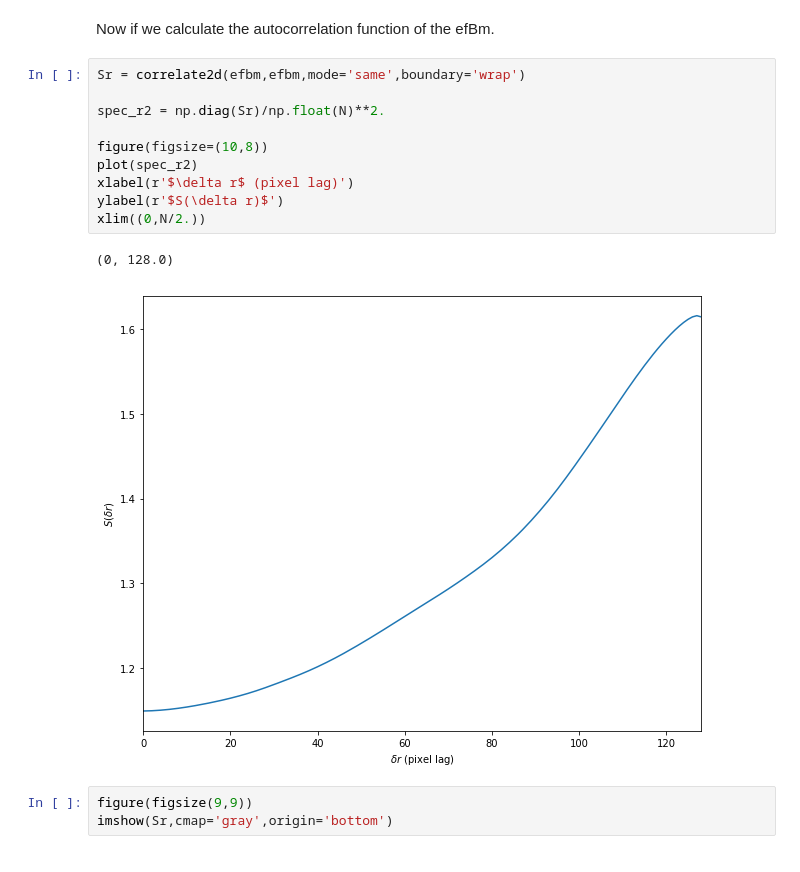
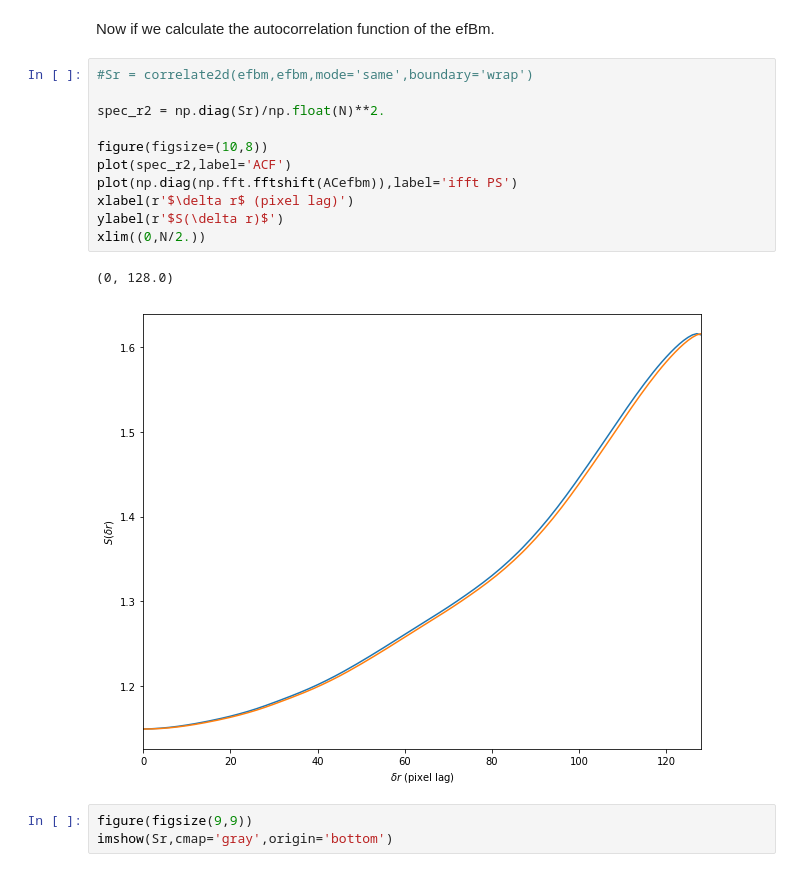
Before and after one commit to hoangducthuong/notebooks, a Jupyter notebook: structure_function.ipynb, the cells around one changed output. Cells and saved outputs as stored; diff of their text form.

```diff
--- a/structure_function.ipynb
+++ b/structure_function.ipynb
@@ -56,18 +56,19 @@ xlim((0,N/2.))
 # %% [markdown]
 Now if we calculate the autocorrelation function of the efBm.
 # %%
-Sr = correlate2d(efbm,efbm,mode='same',boundary='wrap')
+#Sr = correlate2d(efbm,efbm,mode='same',boundary='wrap')
 
 spec_r2 = np.diag(Sr)/np.float(N)**2.
 
 figure(figsize=(10,8))
-plot(spec_r2)
+plot(spec_r2,label='ACF')
+plot(np.diag(np.fft.fftshift(ACefbm)),label='ifft PS')
 xlabel(r'$\delta r$ (pixel lag)')
 ylabel(r'$S(\delta r)$')
 xlim((0,N/2.))
 # %% [output]
 (0, 128.0)
-[figure, old version]
+[figure, new version]
 # %%
 figure(figsize(9,9))
 imshow(Sr,cmap='gray',origin='bottom')
```
